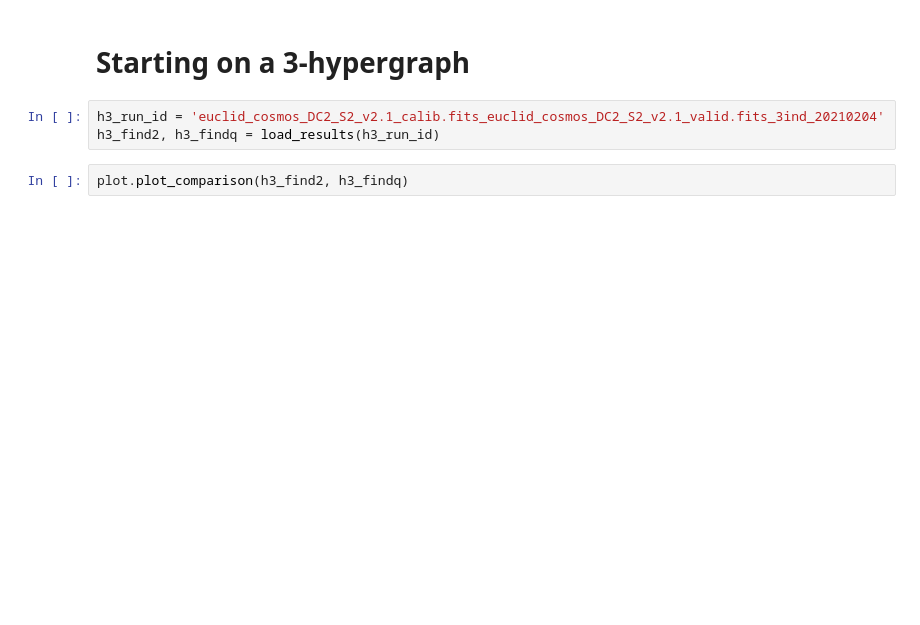
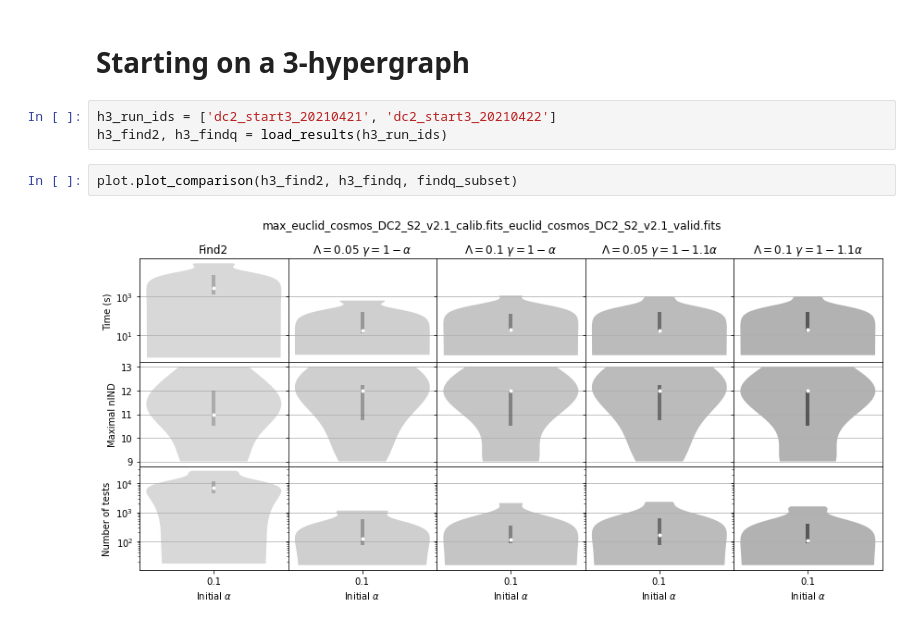
Before and after one commit to ayllon/MatchBox, a Jupyter notebook: notebooks/results-dc2.ipynb, the cells around one changed output. Cells and saved outputs as stored; diff of their text form; blank space fills up the shorter version.

```diff
--- a/notebooks/results-dc2.ipynb
+++ b/notebooks/results-dc2.ipynb
@@ -28,8 +36,10 @@ h2_stats
 # %% [markdown]
 # Starting on a 3-hypergraph
-# %%
-h3_run_id = 'euclid_cosmos_DC2_S2_v2.1_calib.fits_euclid_cosmos_DC2_S2_v2.1_valid.fits_3ind_20210204'
-h3_find2, h3_findq = load_results(h3_run_id)
+# %%
+h3_run_ids = ['dc2_start3_20210421', 'dc2_start3_20210422']
+h3_find2, h3_findq = load_results(h3_run_ids)
 # %%
-plot.plot_comparison(h3_find2, h3_findq)
+plot.plot_comparison(h3_find2, h3_findq, findq_subset)
+# %% [output]
+[figure, added]
 # %%
```
Also changed, not shown: parts of 5 cells of this notebook, 11 other files.
